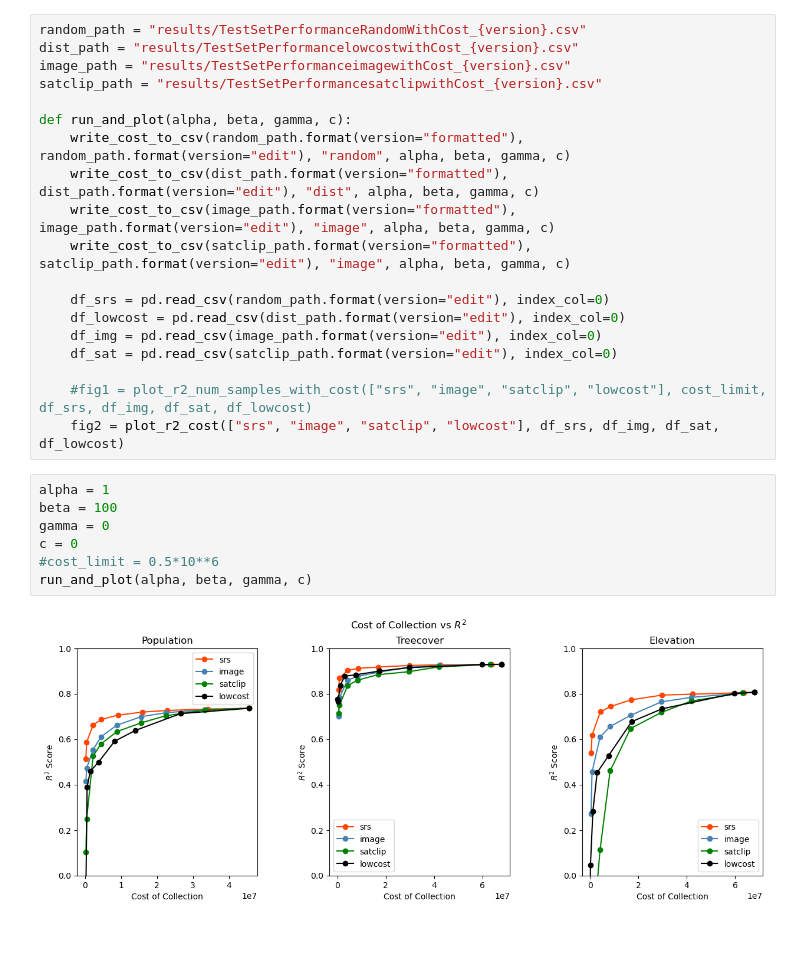
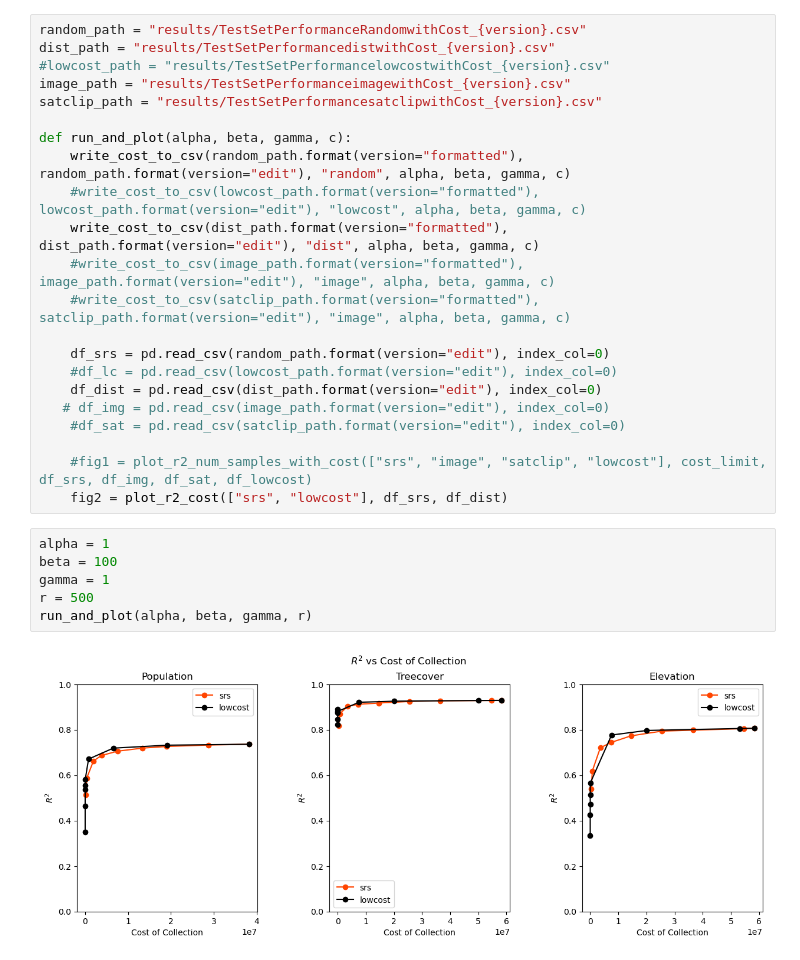
Before and after one commit to UCBoulder/optimizedsampling, a Jupyter notebook: cost.ipynb, the cells around one changed output. Saved outputs shown, nothing was run; the diff lists cells and outputs as text.

Commit message:
updated result

```diff
--- a/cost.ipynb
+++ b/cost.ipynb
@@ -12,28 +12,30 @@ from plotting import plot_r2_num_samples_with_cost, plot_r2_cost
 # %%
-random_path = "results/TestSetPerformanceRandomWithCost_{version}.csv"
-dist_path = "results/TestSetPerformancelowcostwithCost_{version}.csv"
+random_path = "results/TestSetPerformanceRandomwithCost_{version}.csv"
+dist_path = "results/TestSetPerformancedistwithCost_{version}.csv"
+#lowcost_path = "results/TestSetPerformancelowcostwithCost_{version}.csv"
 image_path = "results/TestSetPerformanceimagewithCost_{version}.csv"
 satclip_path = "results/TestSetPerformancesatclipwithCost_{version}.csv"
 
 def run_and_plot(alpha, beta, gamma, c):
     write_cost_to_csv(random_path.format(version="formatted"), random_path.format(version="edit"), "random", alpha, beta, gamma, c)
+    #write_cost_to_csv(lowcost_path.format(version="formatted"), lowcost_path.format(version="edit"), "lowcost", alpha, beta, gamma, c)
     write_cost_to_csv(dist_path.format(version="formatted"), dist_path.format(version="edit"), "dist", alpha, beta, gamma, c)
-    write_cost_to_csv(image_path.format(version="formatted"), image_path.format(version="edit"), "image", alpha, beta, gamma, c)
-    write_cost_to_csv(satclip_path.format(version="formatted"), satclip_path.format(version="edit"), "image", alpha, beta, gamma, c)
+    #write_cost_to_csv(image_path.format(version="formatted"), image_path.format(version="edit"), "image", alpha, beta, gamma, c)
+    #write_cost_to_csv(satclip_path.format(version="formatted"), satclip_path.format(version="edit"), "image", alpha, beta, gamma, c)
 
     df_srs = pd.read_csv(random_path.format(version="edit"), index_col=0)
-    df_lowcost = pd.read_csv(dist_path.format(version="edit"), index_col=0)
-    df_img = pd.read_csv(image_path.format(version="edit"), index_col=0)
-    df_sat = pd.read_csv(satclip_path.format(version="edit"), index_col=0)
+    #df_lc = pd.read_csv(lowcost_path.format(version="edit"), index_col=0)
+    df_dist = pd.read_csv(dist_path.format(version="edit"), index_col=0)
+   # df_img = pd.read_csv(image_path.format(version="edit"), index_col=0)
+    #df_sat = pd.read_csv(satclip_path.format(version="edit"), index_col=0)
 
     #fig1 = plot_r2_num_samples_with_cost(["srs", "image", "satclip", "lowcost"], cost_limit, df_srs, df_img, df_sat, df_lowcost)
-    fig2 = plot_r2_cost(["srs", "image", "satclip", "lowcost"], df_srs, df_img, df_sat, df_lowcost)
+    fig2 = plot_r2_cost(["srs", "lowcost"], df_srs, df_dist)
 # %%
 alpha = 1
 beta = 100
-gamma = 0
-c = 0
-#cost_limit = 0.5*10**6
-run_and_plot(alpha, beta, gamma, c)
+gamma = 1
+r = 500
+run_and_plot(alpha, beta, gamma, r)
 # %% [output]
-[figure, old version]
+[figure, new version]
```
Also changed, not shown: parts of 2 cells of this notebook, 23 other files.
